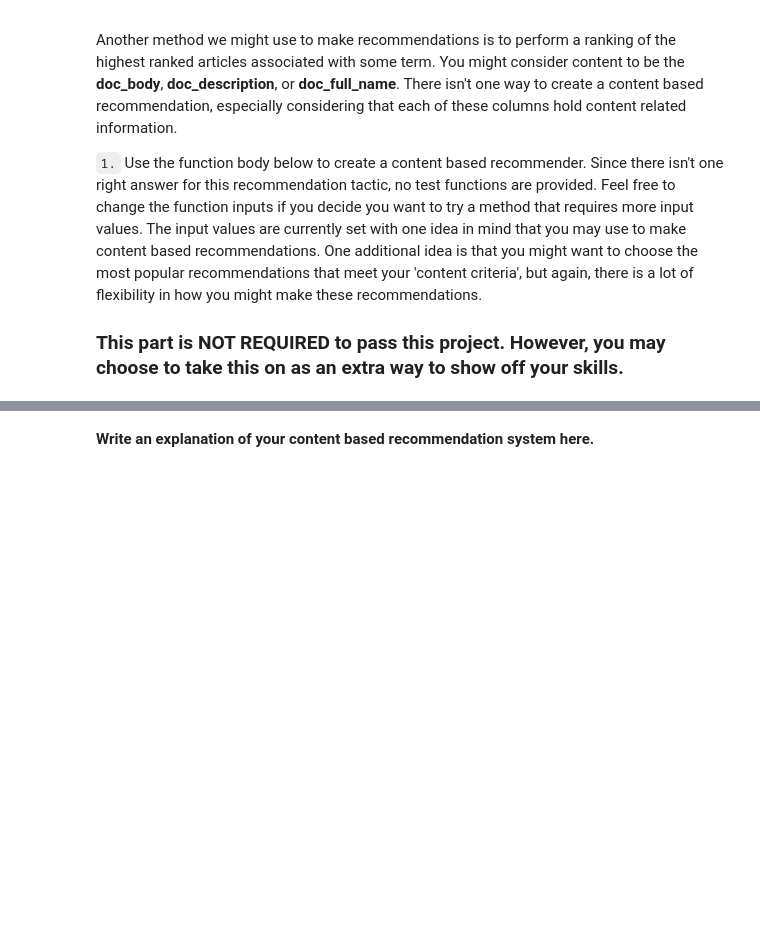
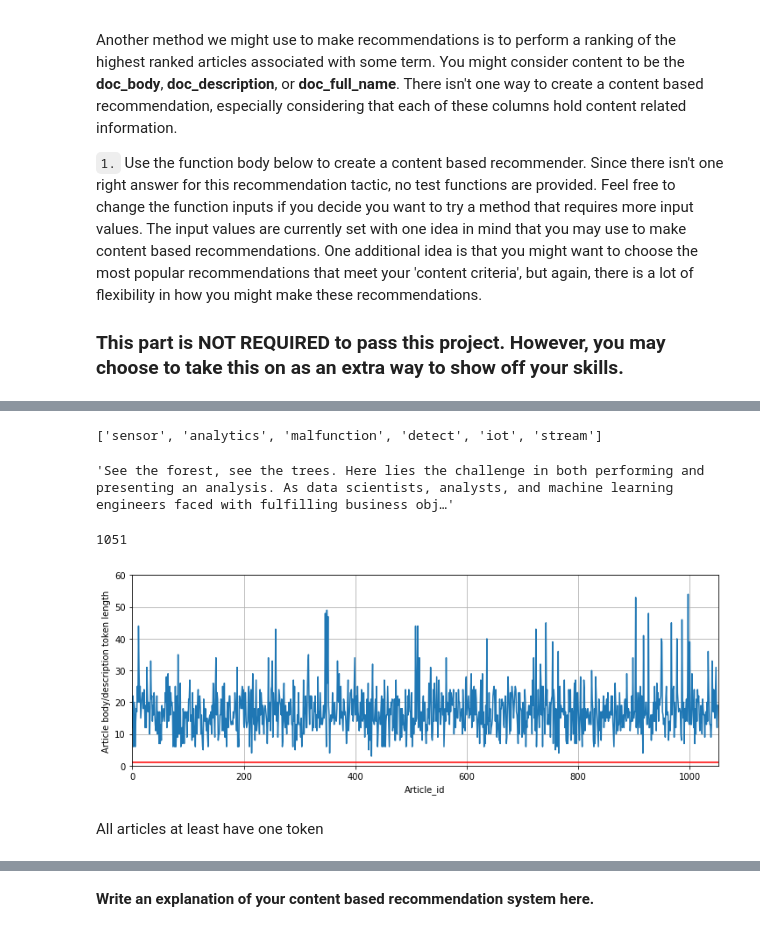
Before and after one commit to ania4data/IBM_recommendation_system, a Jupyter notebook: Recommendations_with_IBM.ipynb, the cells around one changed output, grey strips where cells are left out. Cells and saved outputs as stored; diff of their text form; code cells hidden in the pictures; blank space fills up the shorter version.

Commit message:
added multiple nlp content-base rec

```diff
--- a/Recommendations_with_IBM.ipynb
+++ b/Recommendations_with_IBM.ipynb
@@ -826,0 +821,2 @@ def make_content_recs():
+# %%
+df_content_clean_copy = df_content_clean.copy()
@@ -826,0 +841,5 @@ def make_content_recs():
+# %%
+# test tokenizer function that I wrote during disaster pipelien project
+tokenizer.tokenize('Detect Malfunctioning IoT Sensors with Streaming Analytics')
+# %% [output]
+['sensor', 'analytics', 'malfunction', 'detect', 'iot', 'stream']
@@ -826,0 +880,32 @@ def make_content_recs():
+# %%
+str(df_content_clean_copy.doc_description[1])
+# %% [output]
+'See the forest, see the trees. Here lies the challenge in both performing and presenting an analysis. As data scientists, analysts, and machine learning engineers faced with fulfilling business obj…'
+# %%
+content_tokens_dict = get_token_df_content(df_content_clean_copy)
+len(content_tokens_dict.keys())
+# %% [output]
+1051
+# %%
+def token_length(df_content_clean_copy, dict_ = content_tokens_dict):
+
+    len_token = []
+    for article in df_content_clean_copy.article_id.values:
+        len_token.append(len(dict_[article]))
+        if(len(dict_[article])==1):
+            print(dict_[article])
+    return len_token
+len_token = token_length(df_content_clean_copy, dict_ = content_tokens_dict)
+# %%
+plt.figure(figsize=(12,4))
+plt.plot(df_content_clean_copy.article_id.values, np.array(len_token))
+plt.axhline(1, color='red')
+plt.ylim([0,60])
+plt.xlim([-1,1052])
+plt.grid()
+plt.xlabel('Article_id');
+plt.ylabel('Article body/description token length');
+# %% [output]
+[figure, added]
+# %% [markdown]
+All articles at least have one token
```
Also changed, not shown: parts of 37 cells of this notebook.
